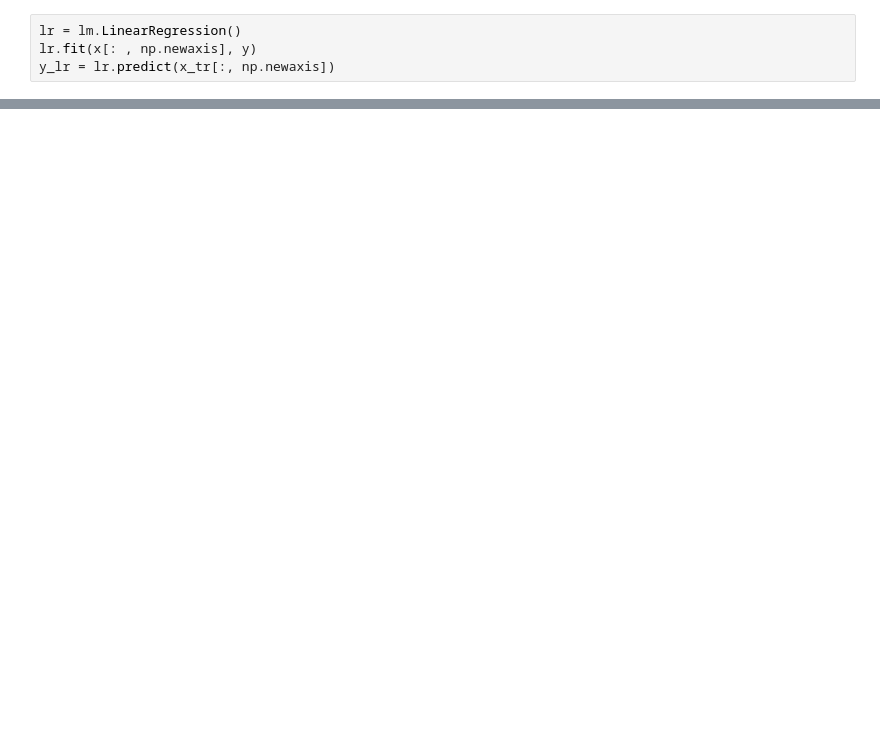
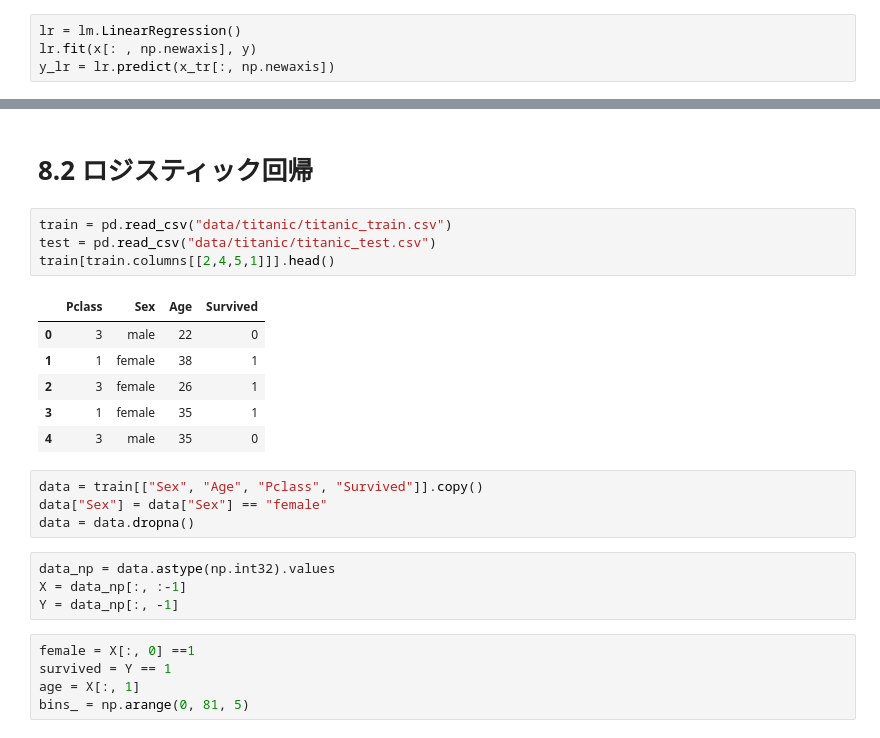
Before and after one commit to kasajei/PythonMachineLearning, a Jupyter notebook: IPythonNotebook/Chapter8.ipynb, the cells around one changed output, grey strips where cells are left out. Drawn from its saved outputs; the diff is of its cells as text; blank space fills up the shorter version.

```diff
--- a/IPythonNotebook/Chapter8.ipynb
+++ b/IPythonNotebook/Chapter8.ipynb
@@ -46,0 +66,26 @@ plt.plot(x,y, "ok", ms=10)
+# %% [markdown]
+# 8.2 ロジスティック回帰
+# %%
+train = pd.read_csv("data/titanic/titanic_train.csv")
+test = pd.read_csv("data/titanic/titanic_test.csv")
+train[train.columns[[2,4,5,1]]].head()
+# %% [output]
+|  | Pclass | Sex | Age | Survived |
+| 0 | 3 | male | 22 | 0 |
+| 1 | 1 | female | 38 | 1 |
+| 2 | 3 | female | 26 | 1 |
+| 3 | 1 | female | 35 | 1 |
+| 4 | 3 | male | 35 | 0 |
+# %%
+data = train[["Sex", "Age", "Pclass", "Survived"]].copy()
+data["Sex"] = data["Sex"] == "female"
+data = data.dropna()
+# %%
+data_np = data.astype(np.int32).values
+X = data_np[:, :-1]
+Y = data_np[:, -1]
+# %%
+female = X[:, 0] ==1
+survived = Y == 1
+age = X[:, 1]
+bins_ = np.arange(0, 81, 5)
```
Also changed, not shown: parts of 7 cells of this notebook, 2 other files.
